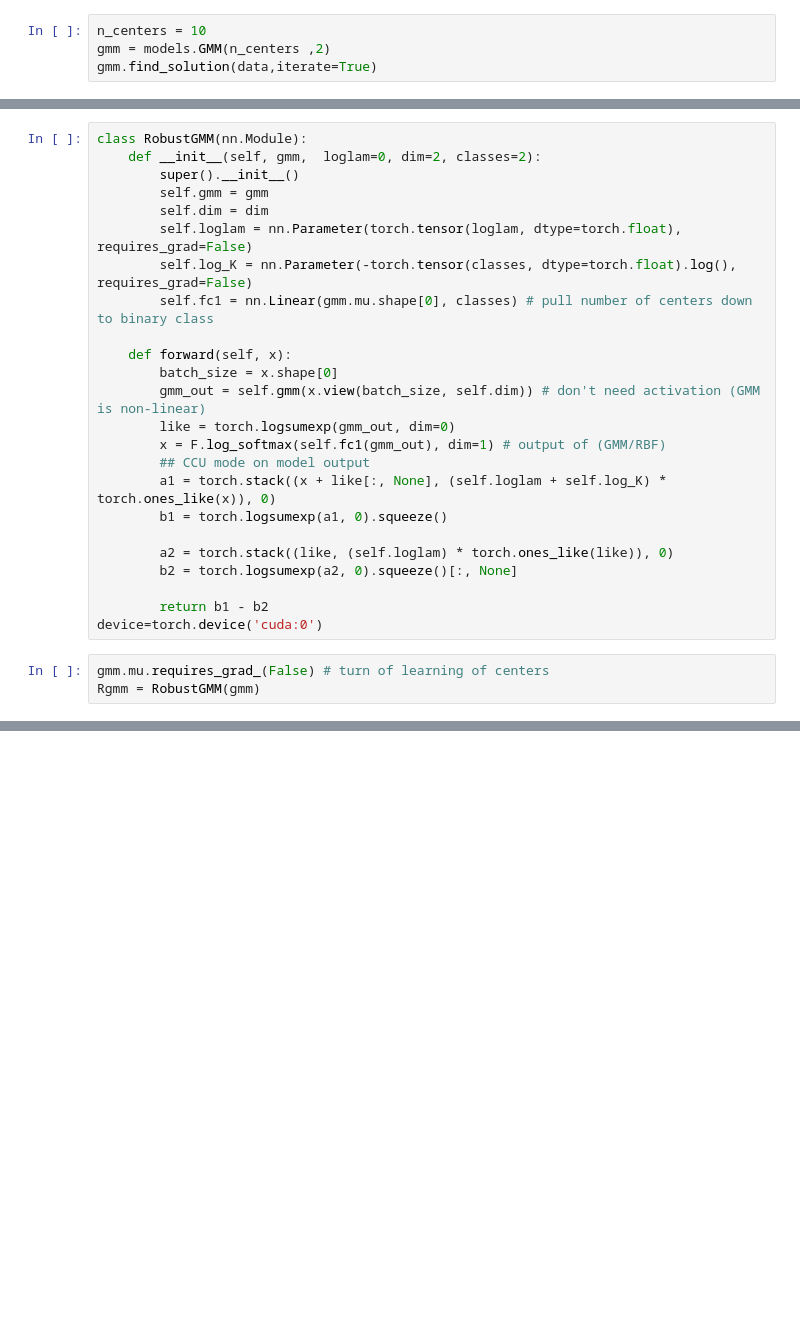
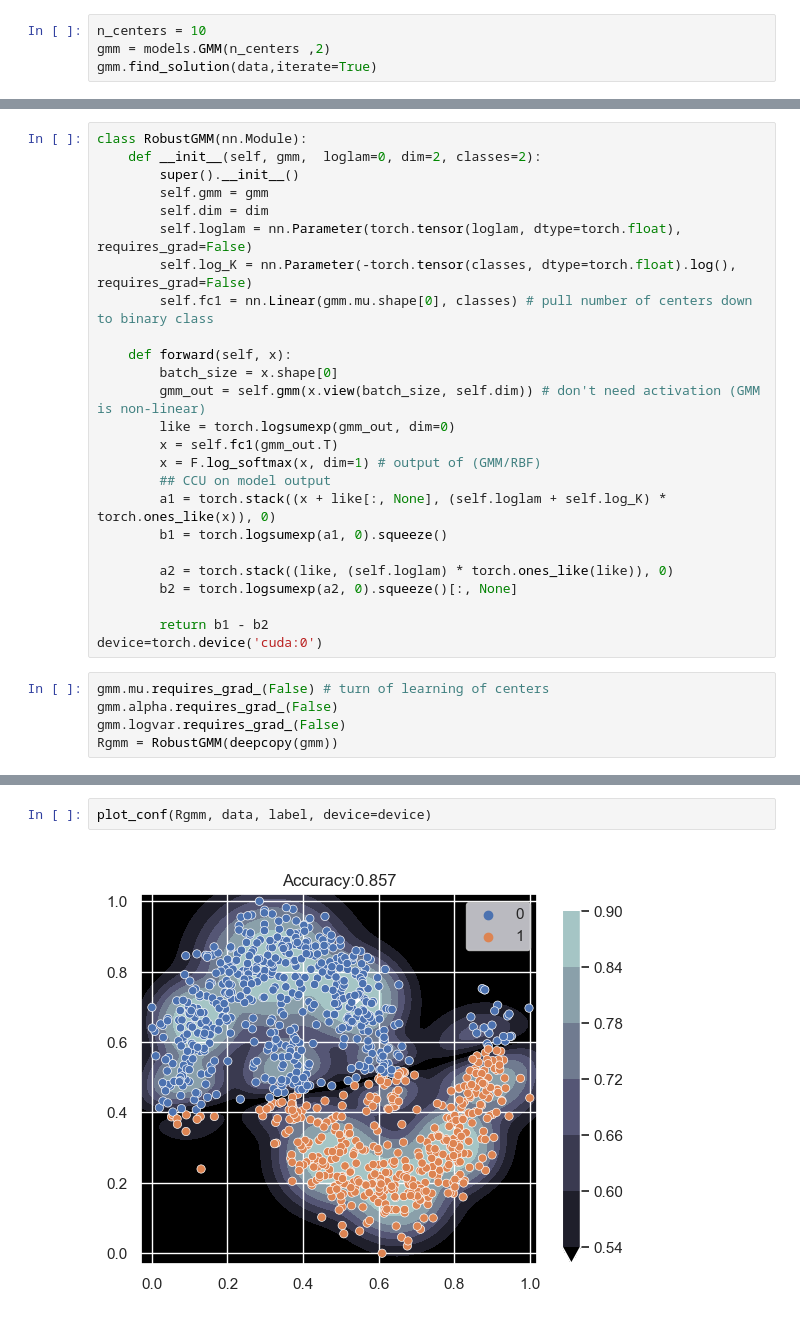
Before and after one commit to SLeathersII/RbfNN_CCU, a Jupyter notebook: rbf_ccu.ipynb, the cells around one changed output, grey strips where cells are left out. Cells and saved outputs as stored; diff of their text form; blank space fills up the shorter version.

```diff
--- a/rbf_ccu.ipynb
+++ b/rbf_ccu.ipynb
@@ -503,8 +488,9 @@ class RobustGMM(nn.Module):
         batch_size = x.shape[0]
         gmm_out = self.gmm(x.view(batch_size, self.dim)) # don't need activation (GMM is non-linear)
         like = torch.logsumexp(gmm_out, dim=0)
-        x = F.log_softmax(self.fc1(gmm_out), dim=1) # output of (GMM/RBF)
-        ## CCU mode on model output
+        x = self.fc1(gmm_out.T)
+        x = F.log_softmax(x, dim=1) # output of (GMM/RBF)
+        ## CCU on model output
         a1 = torch.stack((x + like[:, None], (self.loglam + self.log_K) * torch.ones_like(x)), 0)
         b1 = torch.logsumexp(a1, 0).squeeze()
 
@@ -515,4 +501,6 @@ class RobustGMM(nn.Module):
 device=torch.device('cuda:0')
 # %%
 gmm.mu.requires_grad_(False) # turn of learning of centers
-Rgmm = RobustGMM(gmm)
+gmm.alpha.requires_grad_(False)
+gmm.logvar.requires_grad_(False)
+Rgmm = RobustGMM(deepcopy(gmm))
@@ -540,0 +545,4 @@ RuntimeError: mat1 and mat2 shapes cannot be multiplied (10x250 and 10x2)
+# %%
+plot_conf(Rgmm, data, label, device=device)
+# %% [output]
+[figure, added]
```
Also changed, not shown: parts of 32 cells of this notebook.
